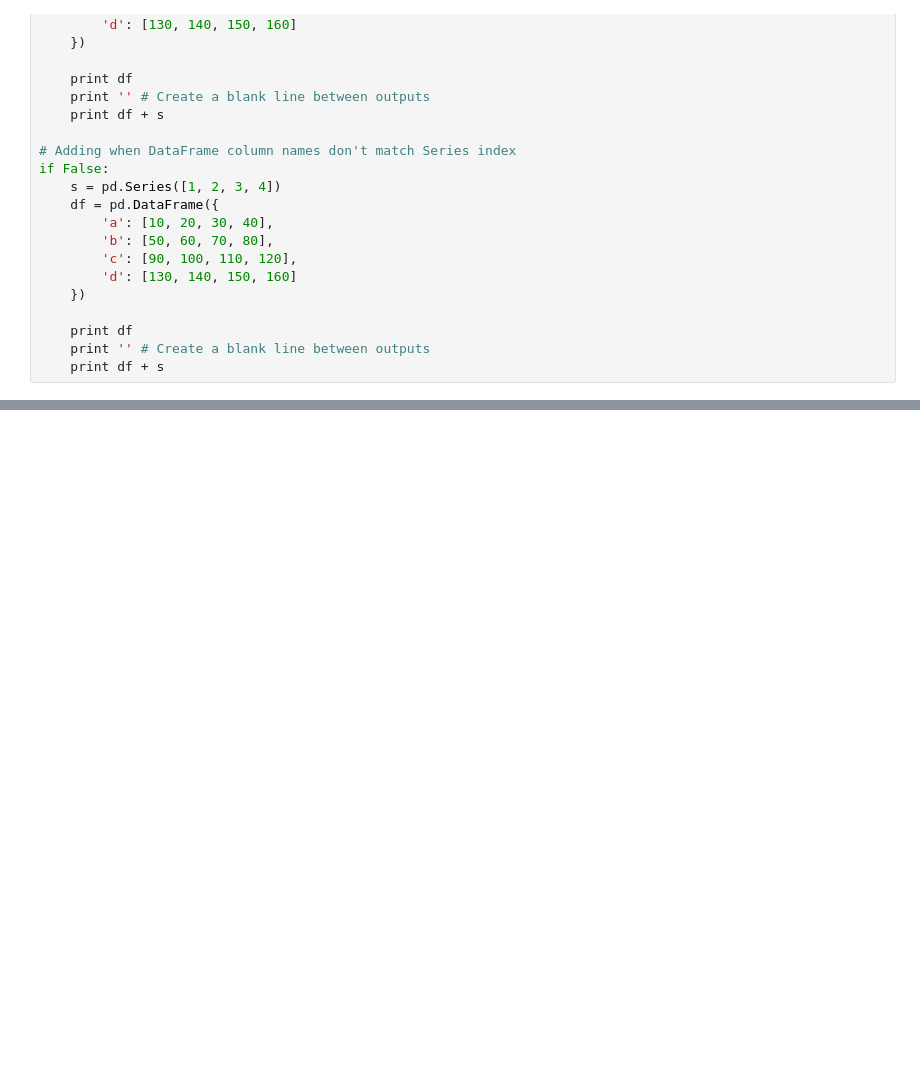
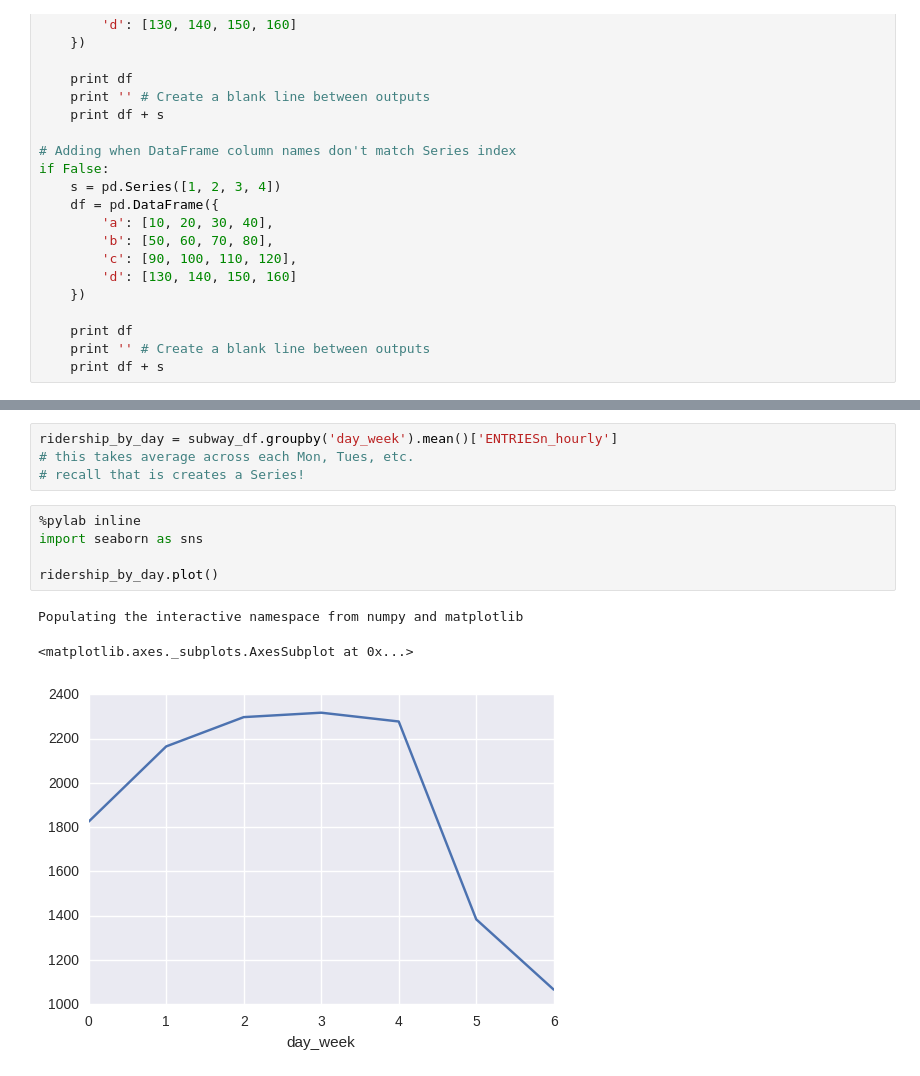
Before and after one commit to bjemcnally/Udacity-IPND-Notes, a Jupyter notebook: Lesson_3.ipynb, the cells around one changed output, grey strips where cells are left out. Drawn from its saved outputs; the diff is of its cells as text; blank space fills up the shorter version.

```diff
--- a/Lesson_3.ipynb
+++ b/Lesson_3.ipynb
@@ -684,0 +892,13 @@ if False:
+# %%
+ridership_by_day = subway_df.groupby('day_week').mean()['ENTRIESn_hourly']
+# this takes average across each Mon, Tues, etc.
+# recall that is creates a Series!
+# %%
+%pylab inline
+import seaborn as sns
+
+ridership_by_day.plot()
+# %% [output]
+Populating the interactive namespace from numpy and matplotlib
+<matplotlib.axes._subplots.AxesSubplot at 0x...>
+[figure, added]
```
Also changed, not shown: parts of 8 cells of this notebook, 1 other file.
